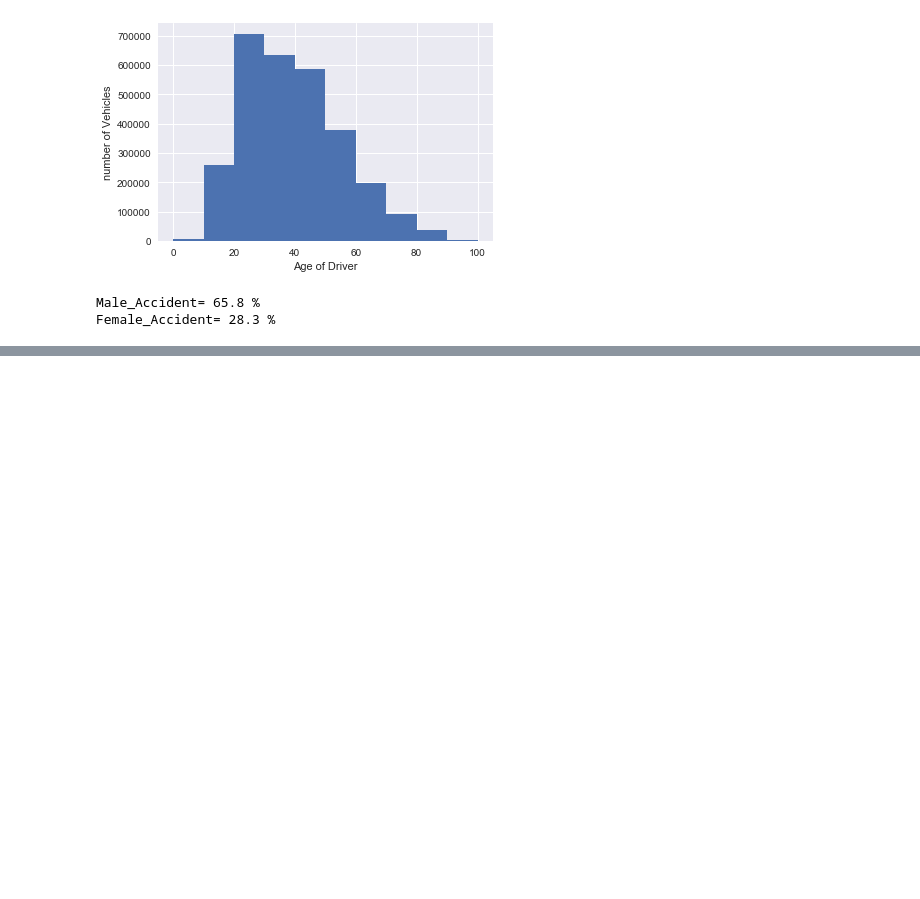
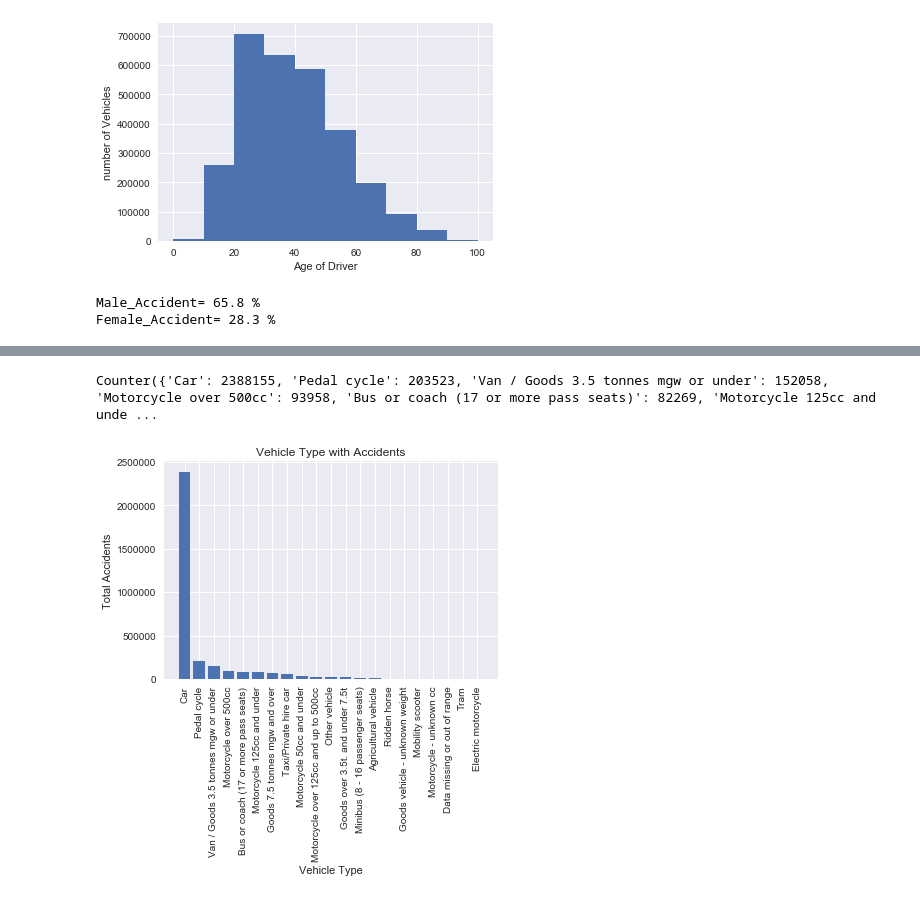
Before and after one commit to am2en/Accidents, a Jupyter notebook: project.ipynb, the cells around one changed output, grey strips where cells are left out. Saved outputs shown, nothing was run; the diff lists cells and outputs as text; code cells hidden in the pictures; blank space fills up the shorter version.

```diff
--- a/project.ipynb
+++ b/project.ipynb
@@ -140,0 +15,4 @@ df_Vehicles0515
+# %%
+df_Vehicles0515=pd.read_csv('data/Vehicles0515.csv',usecols=[0,1,2,4,6,11,14,15,16]) # اخر عمود بسبب مشكله لهذا تم تحديد الاعمدة المطلوبة
+df_Vehicles0515['Vehicle_Type'].replace(get_lookupTable('data/lookup/Vehicle_Type.csv'), inplace=True)
+df_Vehicles0515
@@ -184,0 +145,17 @@ Female_Accident= 28.3 %
+# %%
+Vehicle_Type = df_Vehicles0515.Vehicle_Type
+Vehicle_counts = Counter(Vehicle_Type)
+print(Vehicle_counts)
+common = Vehicle_counts.most_common()
+labels = [item[0] for item in common]
+number = [item[1] for item in common]
+nbars = len(common)
+plt.xticks(rotation=90)
+plt.title('Vehicle Type with Accidents')
+_=plt.ylabel('Total Accidents')
+_=plt.xlabel('Vehicle Type')
+plt.bar(np.arange(nbars), number, tick_label=labels)
+plt.show()
+# %% [output]
+Counter({'Car': 2388155, 'Pedal cycle': 203523, 'Van / Goods 3.5 tonnes mgw or under': 152058, 'Motorcycle over 500cc': 93958, 'Bus or coach (17 or more pass seats)': 82269, 'Motorcycle 125cc and unde ...
+[figure, added]
```
Also changed, not shown: parts of 11 cells of this notebook.
